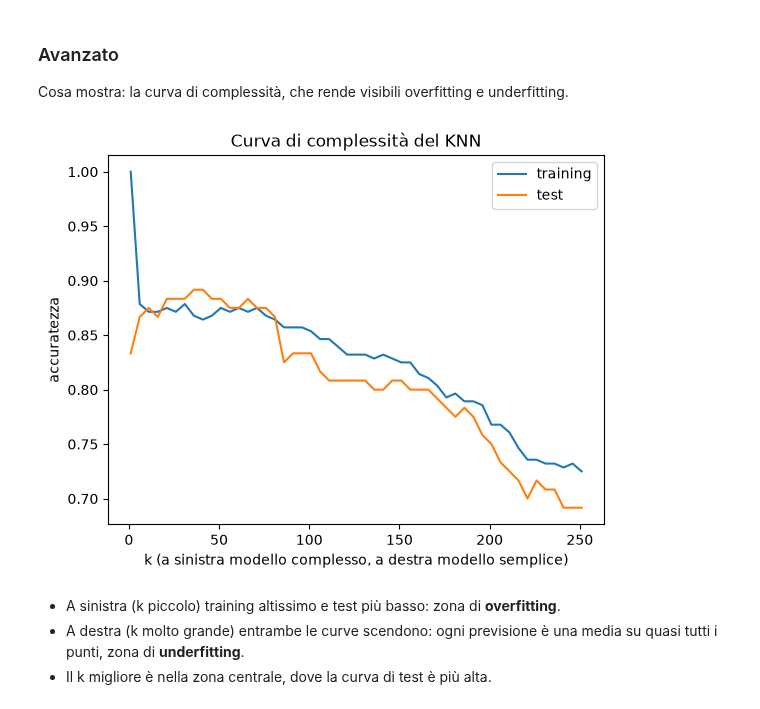
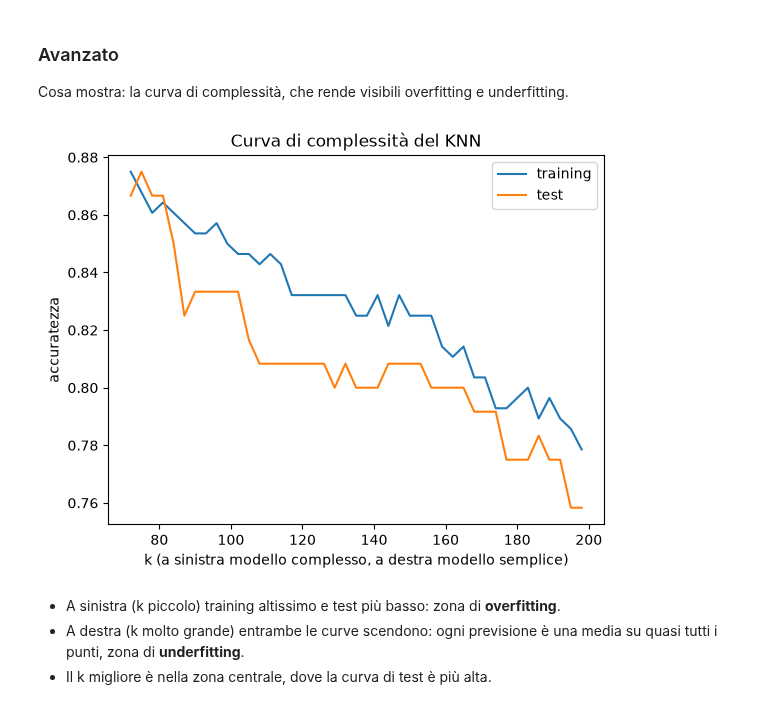
Before and after one commit to MaSTERmIKK/Aula_PythonAi_Ottobre, a Jupyter notebook: CorsoIt/14_Lunedi_26/giorno-1-fondamenti-ml.ipynb, the cells around one changed output. Drawn from its saved outputs; the diff is of its cells as text; code cells hidden in the pictures.

```diff
--- a/CorsoIt/14_Lunedi_26/giorno-1-fondamenti-ml.ipynb
+++ b/CorsoIt/14_Lunedi_26/giorno-1-fondamenti-ml.ipynb
@@ -897,7 +897,7 @@ from sklearn.tree import DecisionTreeClassifier
 from sklearn.ensemble import RandomForestClassifier
 
 X, y = load_wine(return_X_y=True)
-X_train, X_test, y_train, y_test = train_test_split(X, y, test_size=0.2, random_state=42)
+X_temp, X_test, y_train, y_test = train_test_split(X, y, test_size=0.2, random_state=42)
 
 wine = load_wine()
 print(f"{wine.keys()}")
@@ -1340,27 +1343,28 @@ Cosa mostra: la curva di complessità, che rende visibili overfitting e underfit
 # %%
 import matplotlib.pyplot as plt
 from sklearn.datasets import make_moons
 from sklearn.model_selection import train_test_split
 from sklearn.neighbors import KNeighborsClassifier
 
 X, y = make_moons(n_samples=400, noise=0.35, random_state=42)
 X_train, X_test, y_train, y_test = train_test_split(X, y, test_size=0.3, random_state=42)
 
-valori_k = range(1, 252, 5)                         # da 1 fino a quasi tutto il training (280 punti)
+
+valori_k = range(72, 200, 3)                         # da 1 fino a quasi tutto il training (280 punti)
 acc_train, acc_test = [], []
 for k in valori_k:
     knn = KNeighborsClassifier(n_neighbors=k).fit(X_train, y_train)
     acc_train.append(knn.score(X_train, y_train))
     acc_test.append(knn.score(X_test, y_test))
 
 plt.plot(valori_k, acc_train, label="training")
 plt.plot(valori_k, acc_test, label="test")
 plt.xlabel("k (a sinistra modello complesso, a destra modello semplice)")
 plt.ylabel("accuratezza")
 plt.legend(); plt.title("Curva di complessità del KNN")
 plt.show()
 # %% [output]
-[figure, old version]
+[figure, new version]
 # %% [markdown]
 - A sinistra (k piccolo) training altissimo e test più basso: zona di **overfitting**.
 - A destra (k molto grande) entrambe le curve scendono: ogni previsione è una media su quasi tutti i punti, zona di **underfitting**.
```
Also changed, not shown: parts of 11 cells of this notebook.
